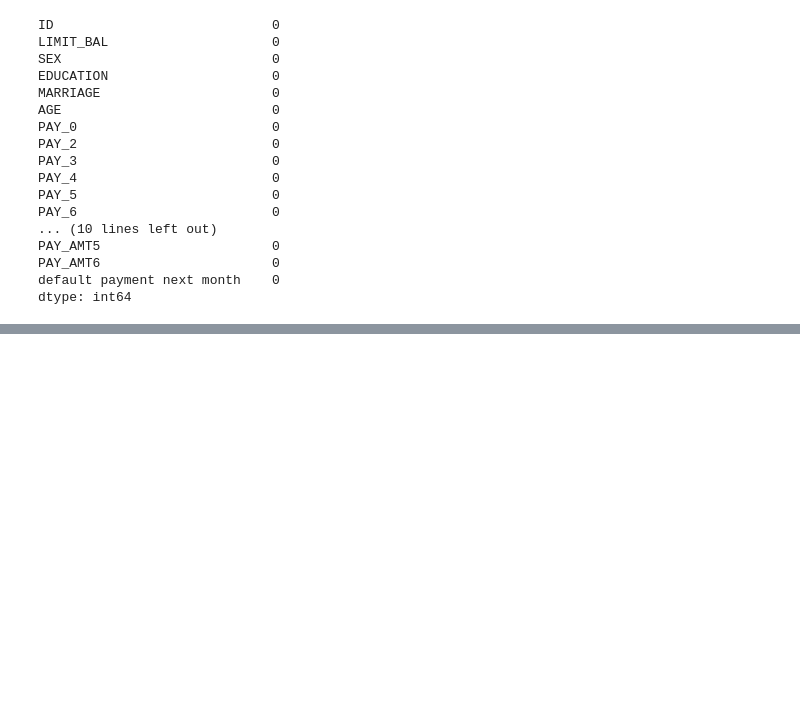
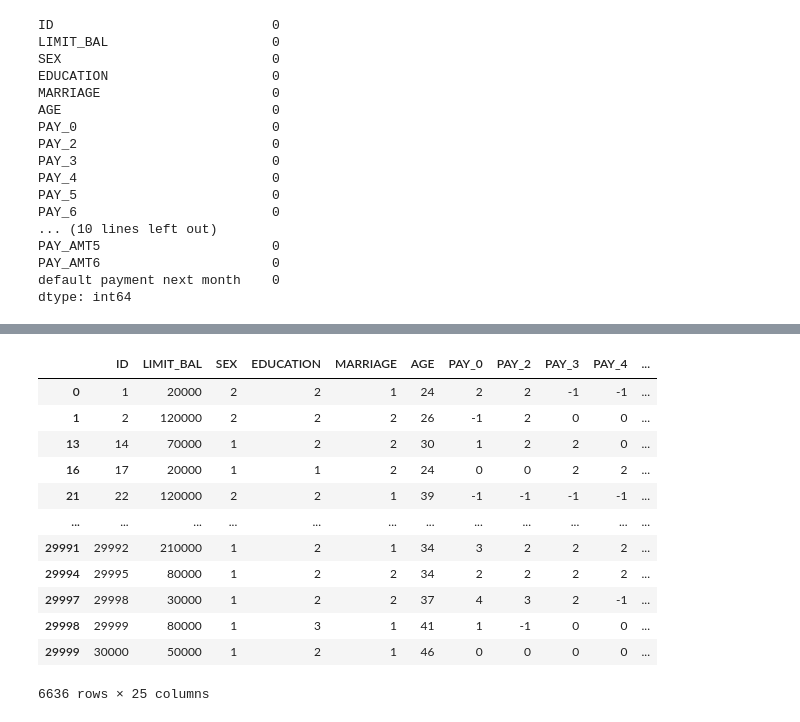
Before and after one commit to SaamarthMeston/Capstone-Project-3---Credit-card-default, a Jupyter notebook: Capston_project_3_(Credit_car_default_prediction).ipynb, the cells around one changed output, grey strips where cells are left out. Saved outputs shown, nothing was run; the diff lists cells and outputs as text; code cells hidden in the pictures; blank space fills up the shorter version.

```diff
--- a/Capston_project_3_(Credit_car_default_prediction).ipynb
+++ b/Capston_project_3_(Credit_car_default_prediction).ipynb
@@ -72,0 +137,16 @@ dtype: int64
+# %%
+Df[Df['default payment next month'] == 1]
+# %% [output]
+|  | ID | LIMIT_BAL | SEX | EDUCATION | MARRIAGE | AGE | PAY_0 | PAY_2 | PAY_3 | PAY_4 | ... |
+| 0 | 1 | 20000 | 2 | 2 | 1 | 24 | 2 | 2 | -1 | -1 | ... |
+| 1 | 2 | 120000 | 2 | 2 | 2 | 26 | -1 | 2 | 0 | 0 | ... |
+| 13 | 14 | 70000 | 1 | 2 | 2 | 30 | 1 | 2 | 2 | 0 | ... |
+| 16 | 17 | 20000 | 1 | 1 | 2 | 24 | 0 | 0 | 2 | 2 | ... |
+| 21 | 22 | 120000 | 2 | 2 | 1 | 39 | -1 | -1 | -1 | -1 | ... |
+| ... | ... | ... | ... | ... | ... | ... | ... | ... | ... | ... | ... |
+| 29991 | 29992 | 210000 | 1 | 2 | 1 | 34 | 3 | 2 | 2 | 2 | ... |
+| 29994 | 29995 | 80000 | 1 | 2 | 2 | 34 | 2 | 2 | 2 | 2 | ... |
+| 29997 | 29998 | 30000 | 1 | 2 | 2 | 37 | 4 | 3 | 2 | -1 | ... |
+| 29998 | 29999 | 80000 | 1 | 3 | 1 | 41 | 1 | -1 | 0 | 0 | ... |
+| 29999 | 30000 | 50000 | 1 | 2 | 1 | 46 | 0 | 0 | 0 | 0 | ... |
+6636 rows × 25 columns
```
Also changed, not shown: parts of 45 cells of this notebook.
